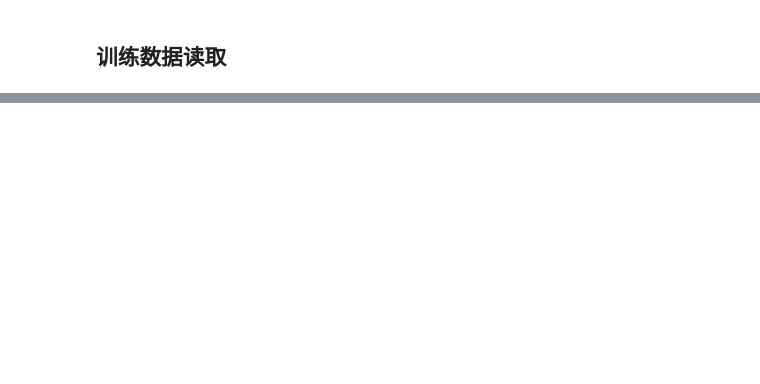
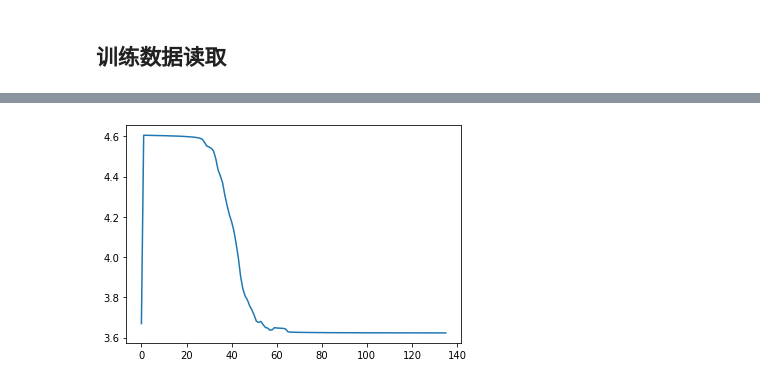
Before and after one commit to wwdz540/nlp-learning, a Jupyter notebook: rnn/torch_chepter_6_gate_rnn.ipynb, the cells around one changed output, grey strips where cells are left out. Drawn from its saved outputs; the diff is of its cells as text; code cells hidden in the pictures; blank space fills up the shorter version.

```diff
--- a/rnn/torch_chepter_6_gate_rnn.ipynb
+++ b/rnn/torch_chepter_6_gate_rnn.ipynb
@@ -15,8 +15,8 @@ class Rnnlm(nn.Module):
     def __init__(self,vocab_size=10000,wordvec_size=1000):
         super(Rnnlm,self).__init__()
         self.embedding = nn.Embedding(vocab_size,wordvec_size)
-        self.rnn = nn.LSTM(wordvec_size, 256 ,batch_first = True)
-        self.affine = nn.Linear(256,vocab_size)
+        self.rnn = nn.LSTM(wordvec_size, 256 ,batch_first = True,bias=False)
+        self.affine = nn.Linear(256,vocab_size,bias=False)
         self.softmax = nn.Softmax(dim=-1)
         self.flatten = nn.Flatten(0,-2)
 
@@ -34,31 +34,42 @@ class Rnnlm(nn.Module):
 
     ## 测试模型
 x  = [
-        [1,1,1,2],
+        [1,2,3,4],
         [5,6,7,8],
         [9,10,11,12]
     ]
 
 x = torch.Tensor(x).long()
 
-input = x[:,1:]
-target =x[:,0:-1]
+input = x[:,:-1]
+target =x[:,1:]
+
+print(input)
 
 
 
 
 
 #hiden = torch.zeros((1,3,5),dtype=torch.float32)
-hidden = None
+
 
 
 tmodel = Rnnlm(50,5)
-out ,hidden= tmodel(input,hidden)
+
 
 target = torch.flatten(target)
+criterion = torch.nn.CrossEntropyLoss()
+optimizer = torch.optim.SGD(tmodel.parameters(),lr = 3)
+for i in range(10000):
+    hidden = None
+    out ,hidden= tmodel(input,hidden)
+    loss = criterion(out,target)
 
-criterion = torch.nn.CrossEntropyLoss()
-criterion(out,target)
+    print(loss.item())
+    optimizer.zero_grad()
+    loss.backward()
+    optimizer.step()
+
 
 # embed = nn.Embedding(20,5)
 # input = embed(x)
@@ -212,7 +235,7 @@ KeyboardInterrupt:
 ## 训练数据读取
 # %%
 import math
-batch_size = 500
+batch_size = 20
 max_grad = 0.25
 criterion = torch.nn.CrossEntropyLoss(reduction="mean")
 
@@ -234,8 +257,8 @@ for epoch in range(max_epoch):
         batch_t = ts[start_idx:end_idx]
 
 
-        batch_x = xs[0 : 500 * time_size]
-        batch_t = ts[0 : 500 * time_size]
+        # batch_x = xs[0 : 500 * time_size]
+        # batch_t = ts[0 : 500 * time_size]
 
 
         batch_x = batch_x.reshape(batch_size,time_size)
@@ -256,7 +279,7 @@ for epoch in range(max_epoch):
 
         for param in params:
       ##    print(param.grad.data)
-          param.data.add_(param.grad.data, alpha= -0.01)
+          param.data.add_(param.grad.data, alpha= -1)
 
        # loss , h = train(model,criterion,optimizer,batch_x,batch_t,h,max_grad)
 
@@ -271,0 +420,10 @@ for epoch in range(max_epoch):
+# %%
+import matplotlib.pyplot as plt
+import numpy as np
+
+
+x = np.arange(len(loss_list))
+plt.plot(x,loss_list)
+plt.show()
+# %% [output]
+[figure, added]
```
Also changed, not shown: parts of 15 cells of this notebook.
